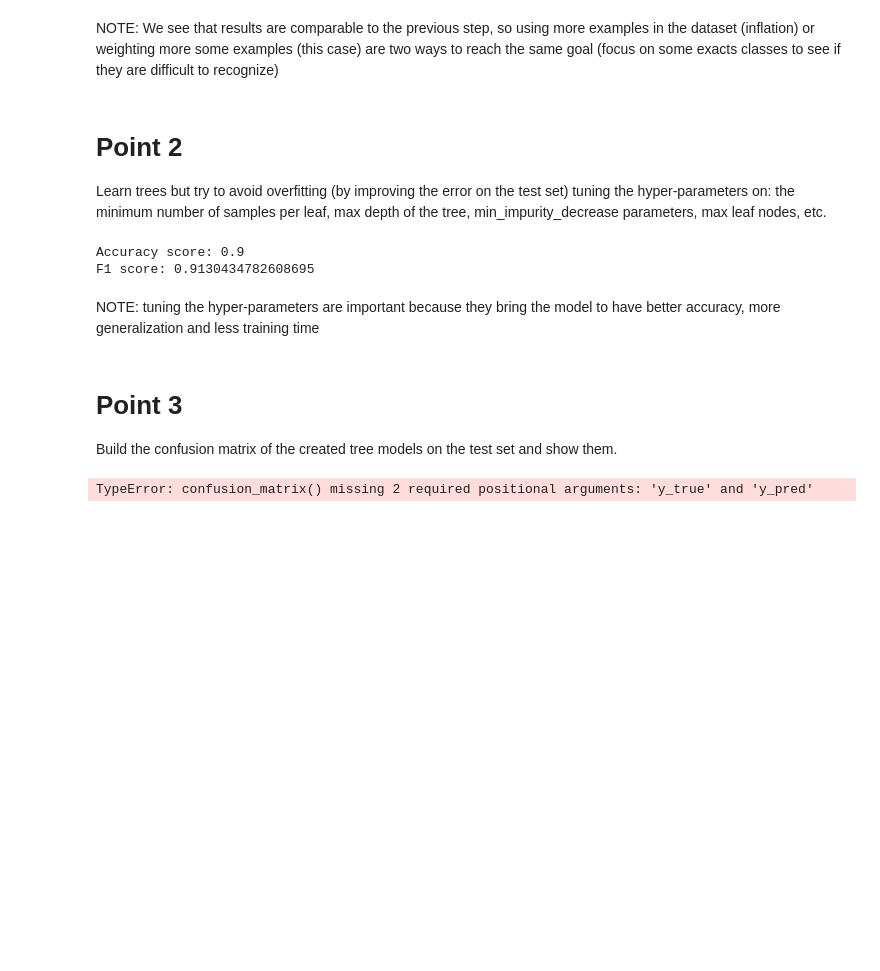
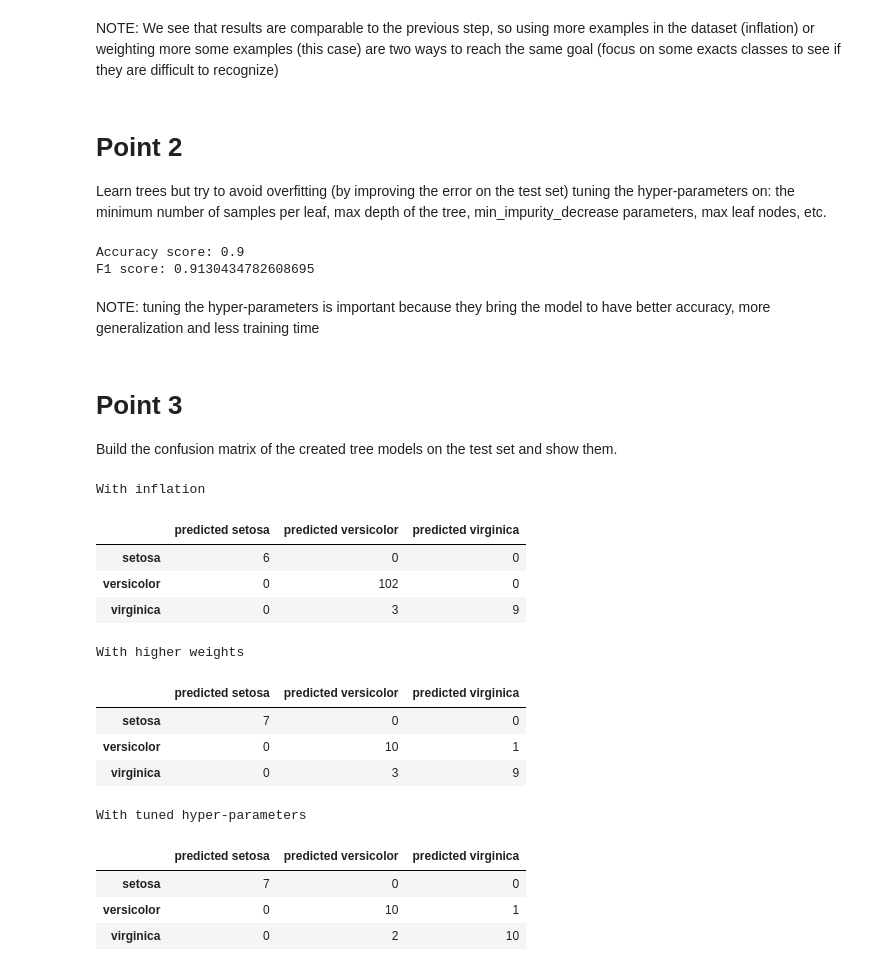
Before and after one commit to PietroPettinato/AAUT, a Jupyter notebook: 1 - Learning Trees/classification_iris_aa_21_22.ipynb, the cells around one changed output. Cells and saved outputs as stored; diff of their text form; code cells hidden in the pictures; blank space fills up the shorter version.

```diff
--- a/1 - Learning Trees/classification_iris_aa_21_22.ipynb
+++ b/1 - Learning Trees/classification_iris_aa_21_22.ipynb
@@ -307,13 +307,13 @@ Split the inflated dataset in Train Set (80%) and Test Set (20%)
 # %%
 from sklearn.model_selection import train_test_split
 
-X_train, X_test, y_train, y_test = train_test_split(iris_infl[:,:3], iris_infl[:,4], train_size=0.8, random_state=27)
+X_train, X_test, y_train, y_test_infl = train_test_split(iris_infl[:,:3], iris_infl[:,4], train_size=0.8, random_state=27)
 
 print("Training data: ",len(X_train))
 print("Training labels: ",len(y_train))
 
 print("Test data: ",len(X_test))
-print("Test labels: ",len(y_test))
+print("Test labels: ",len(y_test_infl))
 # %% [output]
 Training data:  480
 Training labels:  480
@@ -327,7 +327,7 @@ clf_infl = tree.DecisionTreeClassifier(criterion="entropy", random_state=27, min
 clf_infl = clf_infl.fit(X_train, y_train)
 
 # Obtaining predictions
-predicted_y_test = clf_infl.predict(X_test)
+predicted_y_test_infl = clf_infl.predict(X_test)
 # %% [markdown]
 Calculate accuracy
 # %%
@@ -358,12 +358,12 @@ clf_weights = tree.DecisionTreeClassifier(criterion="entropy", random_state=27,
 clf_weights = clf_weights.fit(X_train, y_train)
 
 # compute predictions
-predicted_y_test = clf_weights.predict(X_test)
+predicted_y_test_weights = clf_weights.predict(X_test)
 
 # calculate the accuracy
-acc_score_weights = accuracy_score(y_test, predicted_y_test)
+acc_score_weights = accuracy_score(y_test, predicted_y_test_weights)
 print("Accuracy score: "+ str(acc_score_weights))
-f1_weights = f1_score(y_test, predicted_y_test, average='macro')
+f1_weights = f1_score(y_test, predicted_y_test_weights, average='macro')
 print("F1 score: "+str(f1_weights))
 # %% [output]
 Accuracy score: 0.8666666666666667
@@ -400,33 +400,58 @@ clf = tree.DecisionTreeClassifier(criterion="entropy",
 clf_hyp = clf_hyp.fit(X_train, y_train)
 
 # compute predictions
-predicted_y_test = clf_hyp.predict(X_test)
+predicted_y_test_hyp = clf_hyp.predict(X_test)
 
 # calculate the accuracy
-acc_score_hyp = accuracy_score(y_test, predicted_y_test)
+acc_score_hyp = accuracy_score(y_test, predicted_y_test_hyp)
 print("Accuracy score: "+ str(acc_score_hyp))
-f1_hyp = f1_score(y_test, predicted_y_test, average='macro')
+f1_hyp = f1_score(y_test, predicted_y_test_hyp, average='macro')
 print("F1 score: "+str(f1_hyp))
 # %% [output]
 Accuracy score: 0.9
 F1 score: 0.9130434782608695
 # %% [markdown]
 NOTE:
-tuning the hyper-parameters are important because they bring the model to have better accuracy, more generalization and less training time
+tuning the hyper-parameters is important because they bring the model to have better accuracy, more generalization and less training time
 # %% [markdown]
 # Point 3
 Build the confusion matrix of the created tree models on the test set and show them.
-# %%
-# i classificatori addestrati sono i seguenti:
-clf
-clf_infl
-clf_weights
-clf_hyp
-
-from sklearn.metrics import confusion_matrix
-
-confusion_matrix()
-
-# todo predire tutte le 'predicted_y_test' con i vari classificatori e prendere i relativi valori 'y_test'. Usarli nella funzione confusion_matrix()
-# %% [output]
-TypeError: confusion_matrix() missing 2 required positional arguments: 'y_true' and 'y_pred'
+# %%
+from sklearn.metrics import confusion_matrix
+import pandas as pd
+from IPython import display
+
+# confusion matrix for inflated classifier
+cm_infl = confusion_matrix(y_test_infl, predicted_y_test_infl)
+df_infl = pd.DataFrame(cm_infl, index=['setosa', 'versicolor', 'virginica'], columns=['predicted setosa', 'predicted versicolor', 'predicted virginica'])
+
+# confusion matrix for weighted classifier
+cm_weights = confusion_matrix(y_test, predicted_y_test_weights)
+df_weights = pd.DataFrame(cm_weights, index=['setosa', 'versicolor', 'virginica'], columns=['predicted setosa', 'predicted versicolor', 'predicted virginica'])
+
+# confusion matrix for tuned hyper-parameters classifier
+cm_hyp = confusion_matrix(y_test, predicted_y_test_hyp)
+df_hyp = pd.DataFrame(cm_hyp, index=['setosa', 'versicolor', 'virginica'], columns=['predicted setosa', 'predicted versicolor', 'predicted virginica'])
+
+print('With inflation')
+display.display(df_infl)
+print('With higher weights')
+display.display(df_weights)
+print('With tuned hyper-parameters')
+display.display(df_hyp)
+# %% [output]
+With inflation
+|  | predicted setosa | predicted versicolor | predicted virginica |
+| setosa | 6 | 0 | 0 |
+| versicolor | 0 | 102 | 0 |
+| virginica | 0 | 3 | 9 |
+With higher weights
+|  | predicted setosa | predicted versicolor | predicted virginica |
+| setosa | 7 | 0 | 0 |
+| versicolor | 0 | 10 | 1 |
+| virginica | 0 | 3 | 9 |
+With tuned hyper-parameters
+|  | predicted setosa | predicted versicolor | predicted virginica |
+| setosa | 7 | 0 | 0 |
+| versicolor | 0 | 10 | 1 |
+| virginica | 0 | 2 | 10 |
```
Also changed, not shown: parts of 4 cells of this notebook.
